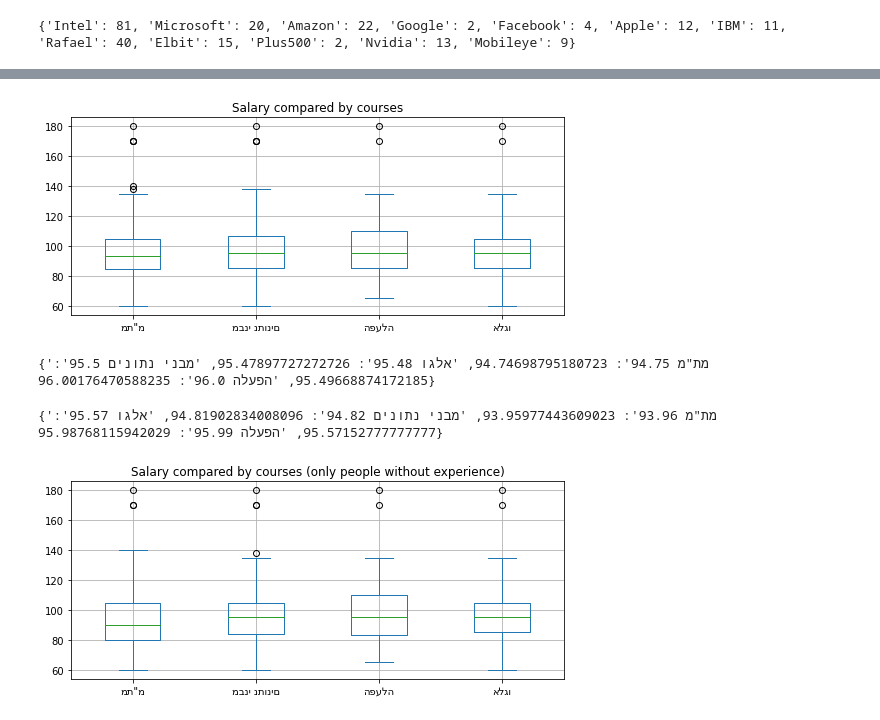
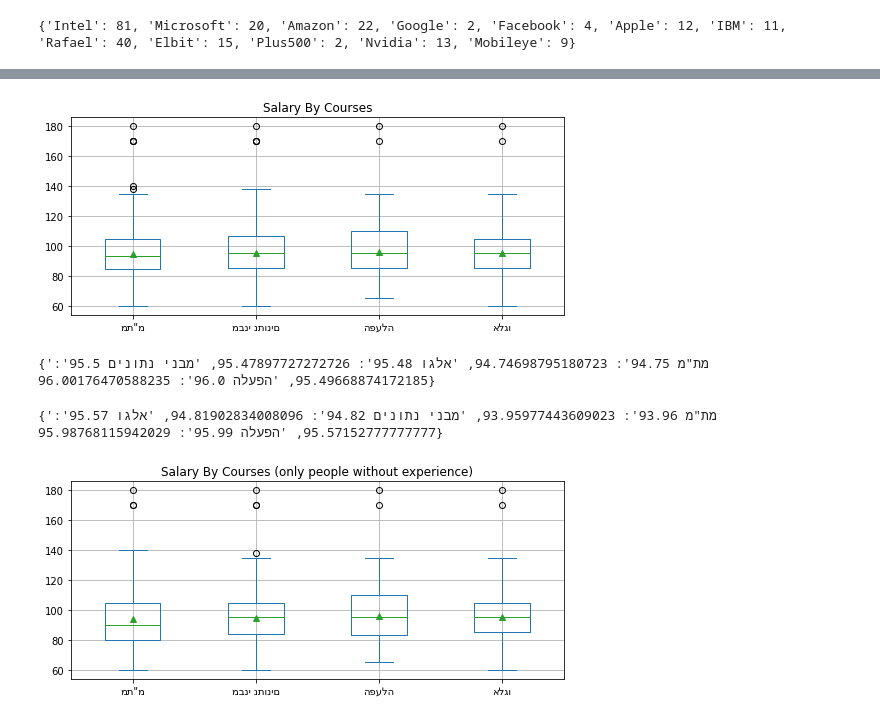
Before and after one commit to itay-nakash/SalarySurvey, a Jupyter notebook: SalarySurvey_form.ipynb, the cells around one changed output, grey strips where cells are left out. Cells and saved outputs as stored; diff of their text form; code cells hidden in the pictures.

```diff
--- a/SalarySurvey_form.ipynb
+++ b/SalarySurvey_form.ipynb
@@ -292,12 +273,12 @@ plt.rcParams["figure.autolayout"] = True
 #combined_dfs = pd.DataFrame({"Intel": companies_dict["Intel"].astype(float), "Mobilay": companies_dict["Mobileye"].astype(float)})
 combined_dfs=pd.DataFrame(courses_dict)
 # Plot the dataframe
-ax = combined_dfs.plot(kind='box',grid=True,title='Salary compared by courses')
+ax = combined_dfs.plot(kind='box',grid=True, showmeans=True,title='Salary By Courses')
 
 # Display the plot
 plt.show()
 # %% [output]
-[figure, old version]
+[figure, new version]
 # %%
 courses_average_dict = create_sorted_average_dict(dict=df_by_courses,field= salary)
 print(courses_average_dict)
@@ -306,33 +316,33 @@ print(courses_average_dict)
 # %%
 no_exp='ללא ניסיון כלל'
 no_exp_df=df[df[exp]==no_exp]
 
 no_exp_courses_dict={}
 
 for key in df_by_courses:
     current_course_df=df_by_courses[key]
     no_exp_courses_dict[key] = current_course_df[current_course_df[exp]==no_exp]
 
 
 courses_noexp_average_dict = create_sorted_average_dict(dict=no_exp_courses_dict,field= salary)
 print(courses_noexp_average_dict)
 
 for course in courses_names:
     courses_dict[course]=(no_exp_df.loc[no_exp_df[courses].str.contains(course,na=False)][salary]).astype(float)
 
 # Set the figure size
 plt.rcParams["figure.figsize"] = [7.50, 3.50]
 plt.rcParams["figure.autolayout"] = True
 
 # Pandas dataframe
 #combined_dfs = pd.DataFrame({"Intel": companies_dict["Intel"].astype(float), "Mobilay": companies_dict["Mobileye"].astype(float)})
 combined_dfs=pd.DataFrame(courses_dict)
 # Plot the dataframe
-ax = combined_dfs.plot(kind='box',grid=True,title='Salary compared by courses (only people without experience)')
+ax = combined_dfs.plot(kind='box',grid=True, showmeans=True,title='Salary By Courses (only people without experience)')
 
 # Display the plot
 plt.show()
 # %% [output]
 {'מת"מ 93.96': 93.95977443609023, 'מבני נתונים 94.82': 94.81902834008096, 'אלגו 95.57': 95.57152777777777, 'הפעלה 95.99': 95.98768115942029}
-[figure, old version]
+[figure, new version]
 # %%
```
Also changed, not shown: parts of 27 cells of this notebook.
